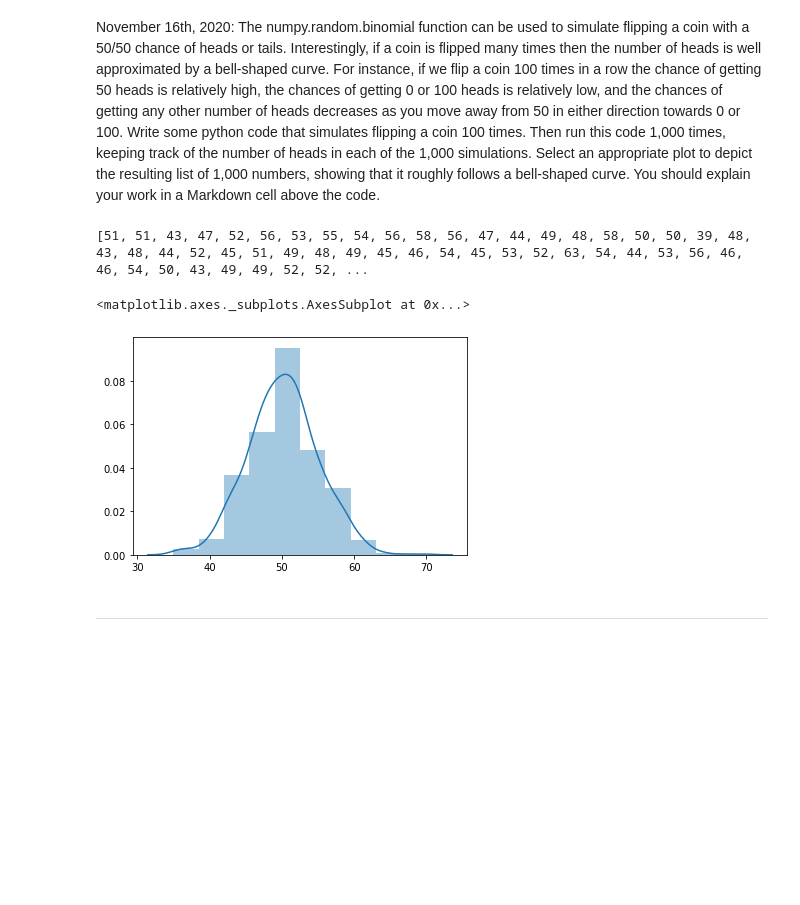
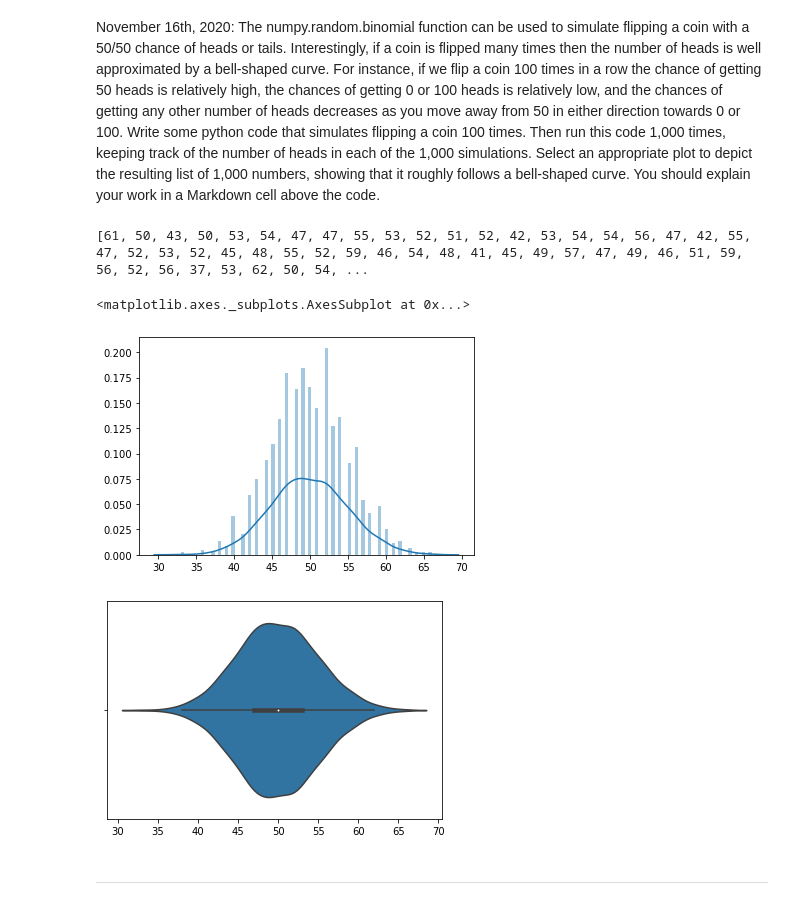
Before and after one commit to adrianberski/Fundamentals_of_Data_Analysis, a Jupyter notebook: Assessments/4Assessments.ipynb, the cells around one changed output. Drawn from its saved outputs; the diff is of its cells as text; code cells hidden in the pictures; blank space fills up the shorter version.

```diff
--- a/Assessments/4Assessments.ipynb
+++ b/Assessments/4Assessments.ipynb
@@ -89,28 +89,33 @@ code.
 # %%
 import numpy as np
 import seaborn as sns
+import matplotlib.pyplot as plt #so I can plot
 #importing relevant libraries - array-processing package and data visualization library
 #defining a random number generator - algorithm that produces random numbers
 rng = np.random.default_rng()
 
-# simulate 100 coinflips 1000 times
+# simulates flipping a coin 100 times
 
-headsList = []
-roundList = []
-roundsCount = 0
-#usuing control flow
-while roundsCount < 1000:
-    headsList = rng.binomial(100, 0.5)
-    roundsCount = roundsCount + 1
-    roundList.append(headsList)
+noofheads = []
+nooftimes = []
+counting = 0
+#using control flow
+while counting < 1000: #running this code 1,000 times
+    noofheads = rng.binomial(100, 0.5)
+    counting = counting + 1
+    nooftimes.append(noofheads)
+#executing
+print(nooftimes)
+#an appropriate plot to depict the resulting list of 1,000 numbers, showing that it roughly follows a bell-shaped curve
+sns.distplot(nooftimes, bins=75)
 
-print(roundList)
-
-sns.distplot(roundList, bins=10)
+plt.figure()
+sns.violinplot(nooftimes)
 # %% [output]
-[51, 51, 43, 47, 52, 56, 53, 55, 54, 56, 58, 56, 47, 44, 49, 48, 58, 50, 50, 39, 48, 43, 48, 44, 52, 45, 51, 49, 48, 49, 45, 46, 54, 45, 53, 52, 63, 54, 44, 53, 56, 46, 46, 54, 50, 43, 49, 49, 52, 52, ...
+[61, 50, 43, 50, 53, 54, 47, 47, 55, 53, 52, 51, 52, 42, 53, 54, 54, 56, 47, 42, 55, 47, 52, 53, 52, 45, 48, 55, 52, 59, 46, 54, 48, 41, 45, 49, 57, 47, 49, 46, 51, 59, 56, 52, 56, 37, 53, 62, 50, 54, ...
 <matplotlib.axes._subplots.AxesSubplot at 0x...>
-[figure, old version]
+[figure, new version]
+[figure, added]
 # %% [markdown]
 ***
 # %% [markdown]
```
Also changed, not shown: parts of 2 cells of this notebook.
